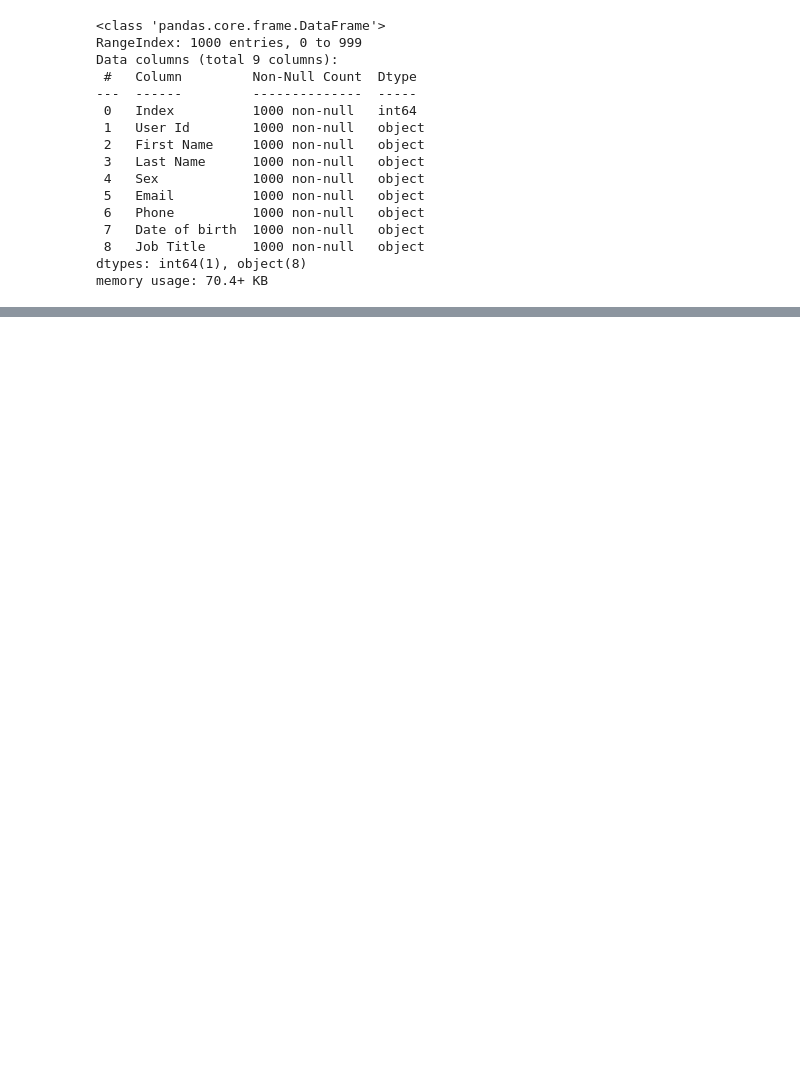
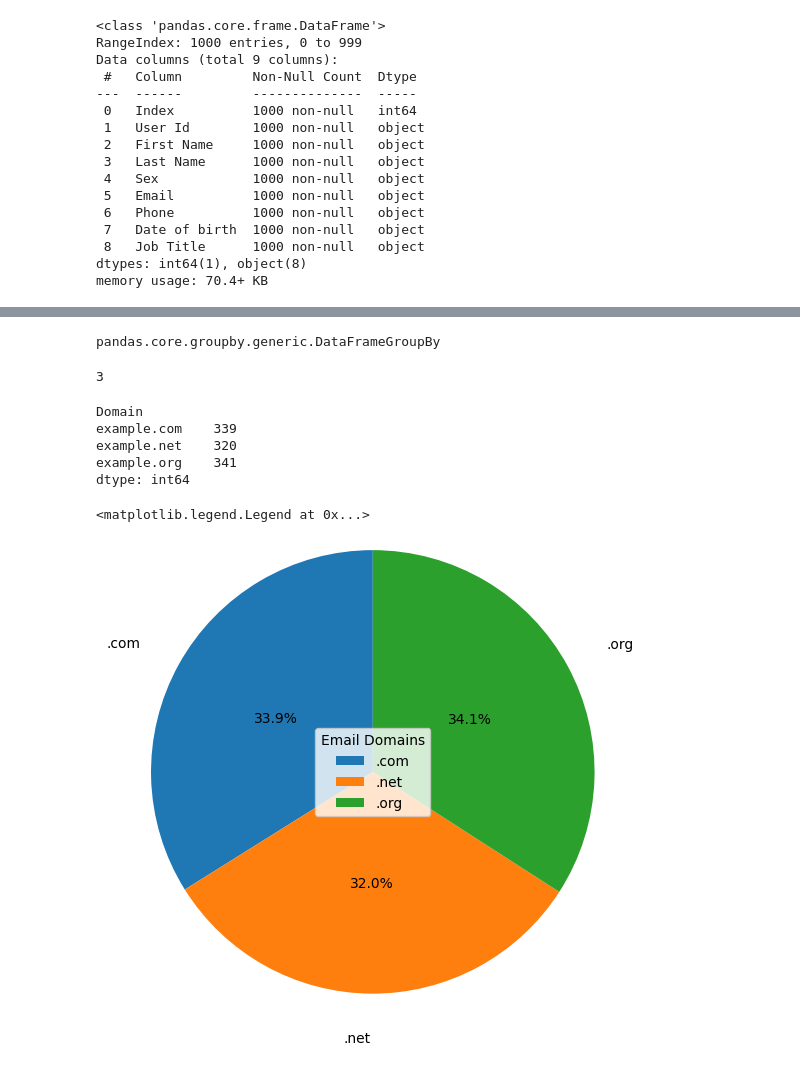
Before and after one commit to Emmet-Devaney/PROGRAMMING-FOR-DATA-ANALYTICS, a Jupyter notebook: Assignments Folder/Assignment 3/assignment03-pie.ipynb, the cells around one changed output, grey strips where cells are left out. Saved outputs shown, nothing was run; the diff lists cells and outputs as text; code cells hidden in the pictures; blank space fills up the shorter version.

```diff
--- a/Assignments Folder/Assignment 3/assignment03-pie.ipynb
+++ b/Assignments Folder/Assignment 3/assignment03-pie.ipynb
@@ -47,2 +68,31 @@ df.describe()
+# %%
+
+people_df_group = people_df.groupby('Domain')
+type(people_df_group)
+# %% [output]
+pandas.core.groupby.generic.DataFrameGroupBy
+# %%
+people_df.Domain.nunique()
+# %% [output]
+3
+# %%
+people_df.groupby("Domain").size()
+# %% [output]
+Domain
+example.com    339
+example.net    320
+example.org    341
+dtype: int64
+# %%
+labels = ('.com', '.net','.org')
+sizes = [339, 320, 341]
+
+fig, ax = plt.subplots()
+ax.pie(sizes, labels=labels, autopct='%1.1f%%',pctdistance=0.5, labeldistance=1.2,
+        startangle=90, radius=1.5, )
+plt.legend(title = 'Email Domains', loc='center')
+# %% [output]
+<matplotlib.legend.Legend at 0x...>
+[figure, added]
 # %%
 labels = ('User Id', 'First Name', 'Last Name', 'Sex','Email', 'Phone', 'Date of birth', 'Job Title')
```
Also changed, not shown: parts of 9 cells of this notebook, 2 other files.
